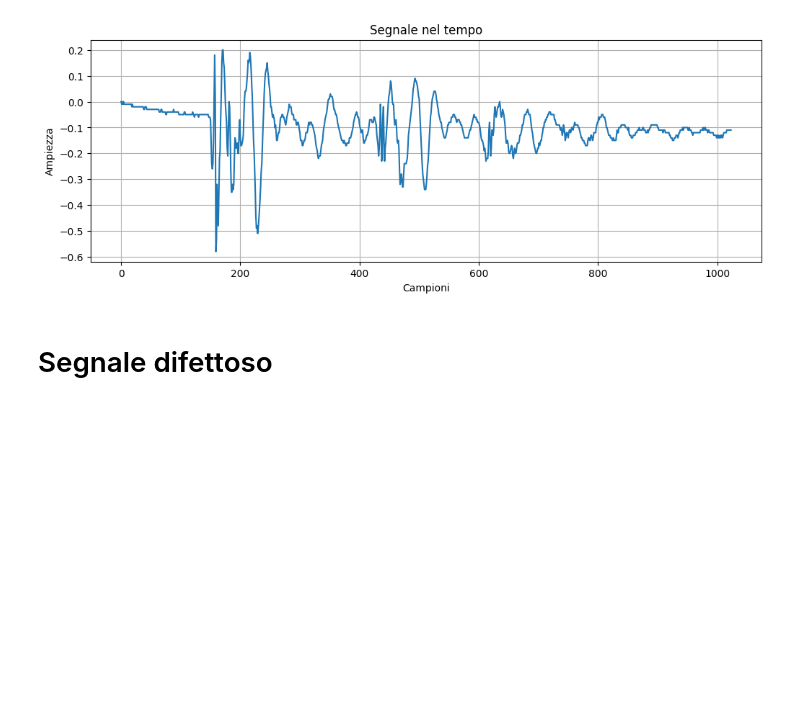
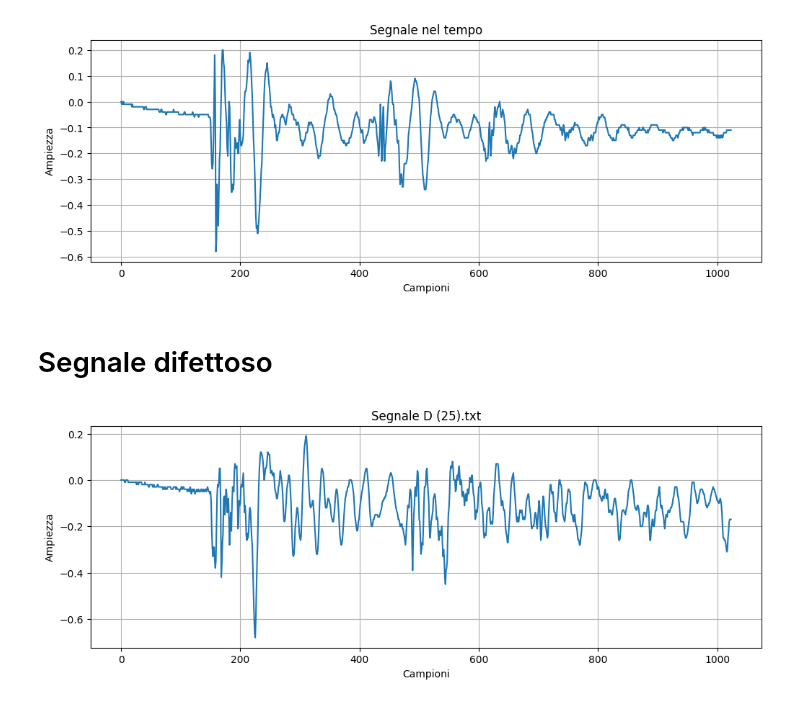
Before and after one commit to damdip/ClassificationOfTimeFrequencyDomainSignalWithNN, a Jupyter notebook: notebook/readTimeSignal.ipynb, the cells around one changed output. Drawn from its saved outputs; the diff is of its cells as text; code cells hidden in the pictures; blank space fills up the shorter version.

```diff
--- a/notebook/readTimeSignal.ipynb
+++ b/notebook/readTimeSignal.ipynb
@@ -28,3 +28,32 @@ plt.show()
 [figure]
 # %% [markdown]
 # Segnale difettoso
+# %%
+import sys
+sys.path.append('../utils')
+from getIndexesFromNumber import getIndexesFromNumber
+
+# Leggi il segnale dal file
+fileName = getIndexesFromNumber(145) + '.txt'
+file_path = '../dataset/test_object_1_1mm/D/' + fileName
+
+signal = np.loadtxt(file_path)
+
+# Crea l'asse temporale (1024 campioni)
+n_samples = len(signal)
+time = np.arange(n_samples)
+
+# Oppure se conosci la frequenza di campionamento
+# fs = 1000  # Hz (esempio)
+# time = np.arange(n_samples) / fs
+
+# Rappresenta il segnale
+plt.figure(figsize=(12, 4))
+plt.plot(time, signal)
+plt.xlabel('Campioni')
+plt.ylabel('Ampiezza')
+plt.title(f'Segnale {fileName}')
+plt.grid(True)
+plt.show()
+# %% [output]
+[figure, added]
```
Also changed, not shown: 1 other file.
